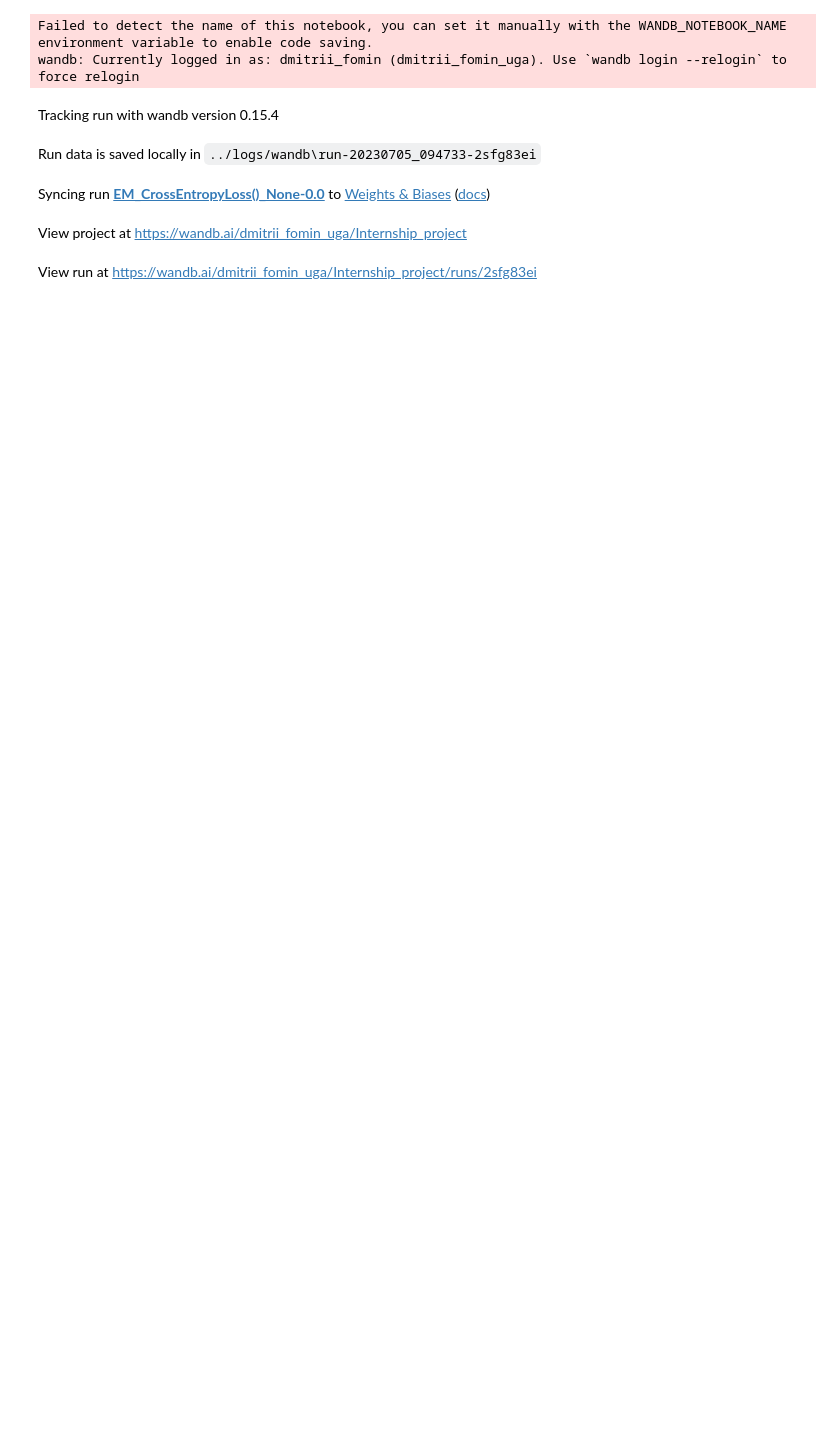
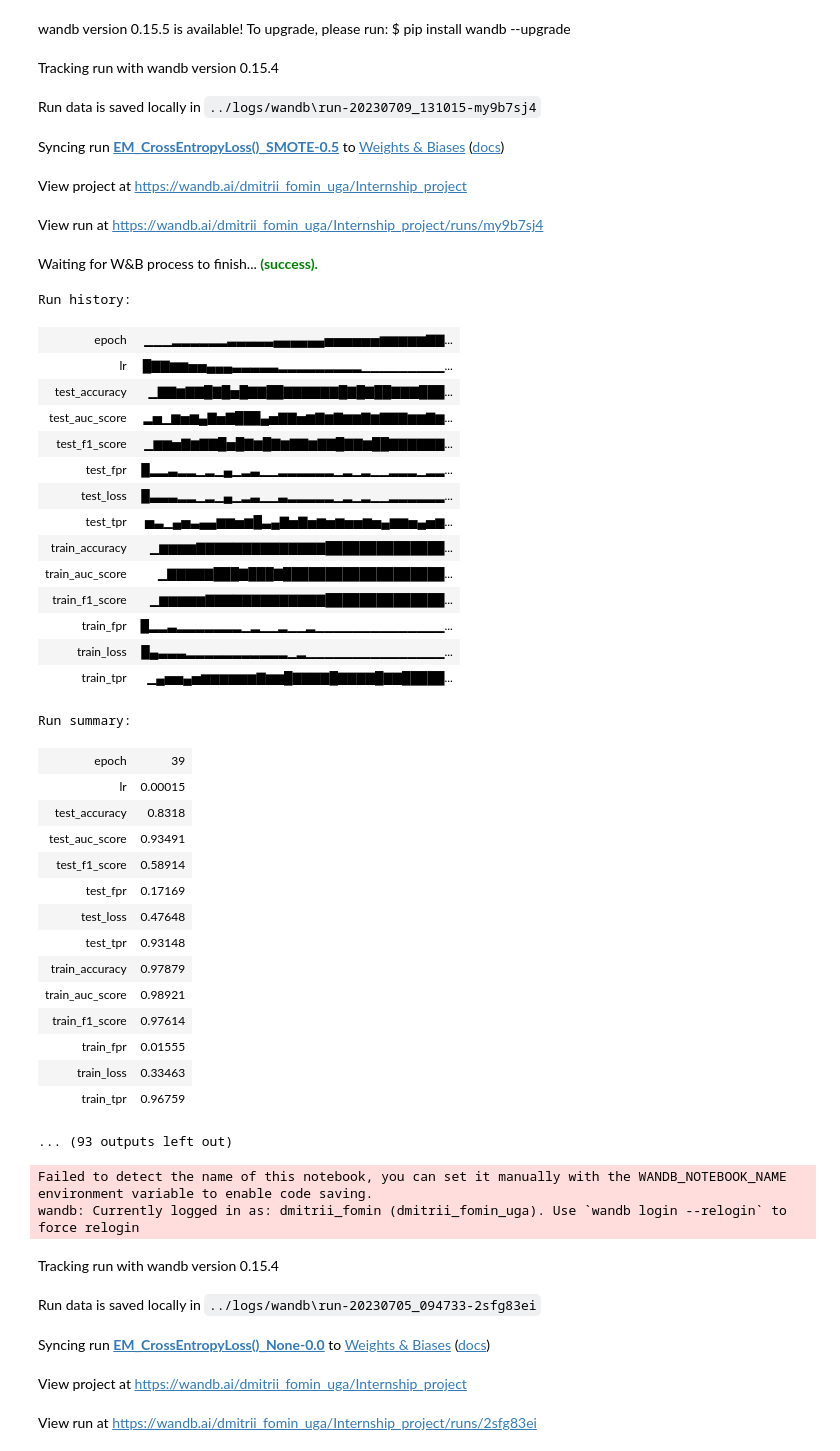
Before and after one commit to lewinskydmitry/Internship-project, a Jupyter notebook: notebooks/06. Experiments.ipynb, the cells around one changed output. Drawn from its saved outputs; the diff is of its cells as text; code cells hidden in the pictures; blank space fills up the shorter version.

```diff
--- a/notebooks/06. Experiments.ipynb
+++ b/notebooks/06. Experiments.ipynb
@@ -9,2 +14,20 @@ import pandas as pd
 # %%
 df = pd.read_csv('../data/prepared_data.csv')
+# %%
+parameters = {
+        'sampling_methods':['SMOTE','ROS'],
+        'loss_functions':[nn.CrossEntropyLoss()],
+        'p':[0.5]}
+
+ex = Experimenter(df, parameters,random_seed = 42)
+ex.perform_experiments()
+
+ex = Experimenter(df, parameters,random_seed = 0)
+ex.perform_experiments()
+
+ex = Experimenter(df, parameters,random_seed = 42)
+ex.perform_experiments()
+
+ex = Experimenter(df, parameters,random_seed = 0)
+ex.perform_experiments()
+# %% [output]
@@ -11,3 +36,41 @@ df = pd.read_csv('../data/prepared_data.csv')
+wandb version 0.15.5 is available! To upgrade, please run: $ pip install wandb --upgrade
+Tracking run with wandb version 0.15.4
+Run data is saved locally in ../logs/wandb\run-20230709_131015-my9b7sj4
+Syncing run EM_CrossEntropyLoss()_SMOTE-0.5 to Weights & Biases (docs)
+View project at https://wandb.ai/dmitrii_fomin_uga/Internship_project
+View run at https://wandb.ai/dmitrii_fomin_uga/Internship_project/runs/my9b7sj4
+Waiting for W&B process to finish... (success).
+Run history:
+| epoch | ▁▁▁▂▂▂▂▂▂▃▃▃▃▃▄▄▄▄▄▄▅▅▅▅▅▅▆▆▆▆▆▇▇... |
+| lr | █▇▇▆▆▅▅▄▄▄▃▃▃▃▃▂▂▂▂▂▂▂▂▂▁▁▁▁▁▁▁▁▁... |
+| test_accuracy | ▁▇▇▆▇▇█▇█▅█▇▇██▇▇▇▇▇▇█▇█▇██▇▇▇███... |
+| test_auc_score | ▂▅▁▆▅▆▄▇▅▇███▄▅▇▇▅▆▇▆▇▆▆▇▆▇▇▇▆▆▇▆... |
+| test_f1_score | ▁▆▆▅▇▆▇▇█▅█▇▆█▇▆▇▇▆▇▇█▇▇▆██▇▇▇▇▇▇... |
+| test_fpr | █▂▂▃▂▂▁▂▁▄▁▂▃▁▁▂▂▂▂▂▂▁▂▁▂▁▁▂▂▂▁▂▂... |
+| test_loss | █▃▃▃▂▂▁▂▁▄▁▂▃▁▁▃▂▂▂▂▂▁▂▁▂▁▁▂▂▂▂▂▂... |
+| test_tpr | ▅▃▁▄▅▃▄▄▆▆▅▆█▃▄▇▅▇▅▆▅▆▅▅▆▅▄▆▆▅▄▅▆... |
+| train_accuracy | ▁▆▆▆▆▇▇▇▇▇▇▇▇▇▇▇▇▇▇██████████████... |
+| train_auc_score | ▁▇▇▇▇▇███▇███▇███████████████████... |
+| train_f1_score | ▁▆▆▆▆▆▇▇▇▇▇▇▇▇▇▇▇▇▇██████████████... |
+| train_fpr | █▂▂▃▂▂▂▂▂▂▂▁▂▁▁▂▁▁▂▁▁▁▁▁▁▁▁▁▁▁▁▁▁... |
+| train_loss | █▄▃▃▃▂▂▂▂▂▂▂▂▂▂▂▁▂▁▁▁▁▁▁▁▁▁▁▁▁▁▁▁... |
+| train_tpr | ▁▄▅▅▄▅▆▆▆▆▆▆▇▆▆█▇▇▇▇█▇▇▇▇█▇▇█████... |
+Run summary:
+| epoch | 39 |
+| lr | 0.00015 |
+| test_accuracy | 0.8318 |
+| test_auc_score | 0.93491 |
+| test_f1_score | 0.58914 |
+| test_fpr | 0.17169 |
+| test_loss | 0.47648 |
+| test_tpr | 0.93148 |
+| train_accuracy | 0.97879 |
+| train_auc_score | 0.98921 |
+| train_f1_score | 0.97614 |
+| train_fpr | 0.01555 |
+| train_loss | 0.33463 |
+| train_tpr | 0.96759 |
+... (93 outputs left out)
 # %%
 parameters = {
         'sampling_methods':['None', 'ROS', 'RUS', 'SMOTE', 'OSS'],
```
Also changed, not shown: parts of 2 cells of this notebook, 5 other files.
